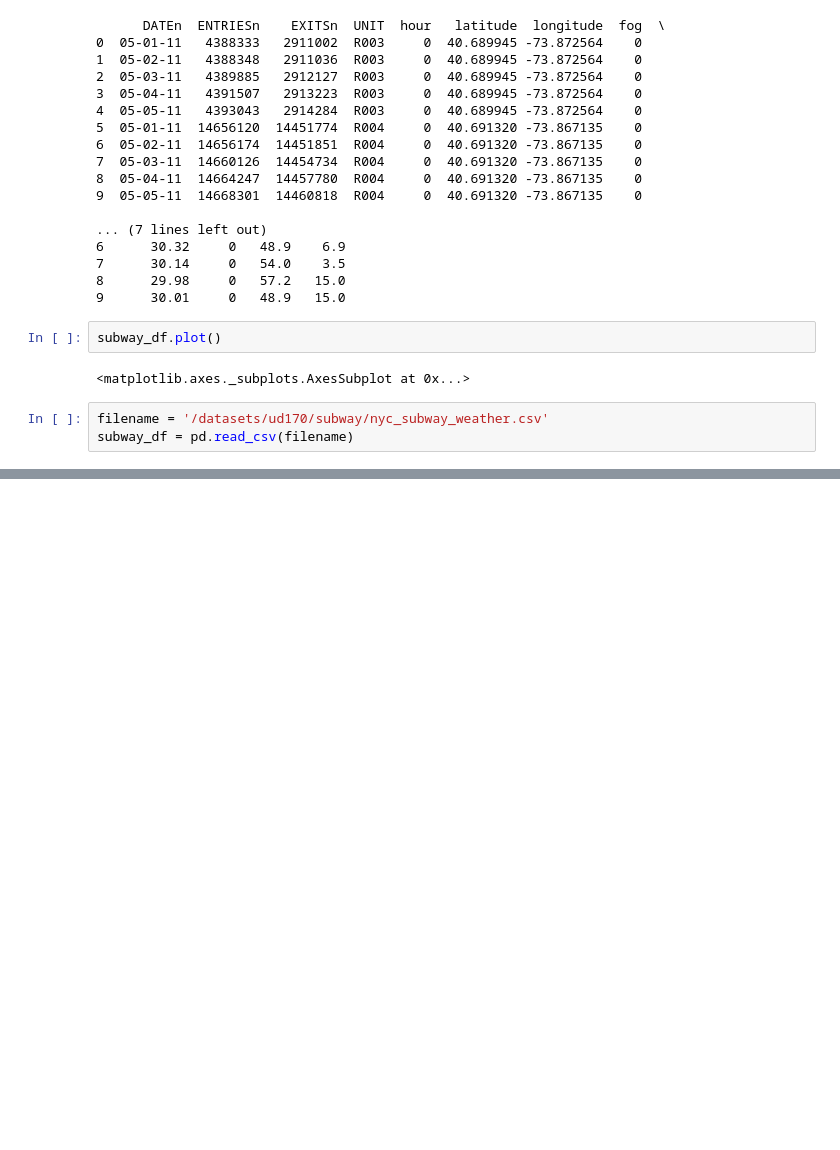
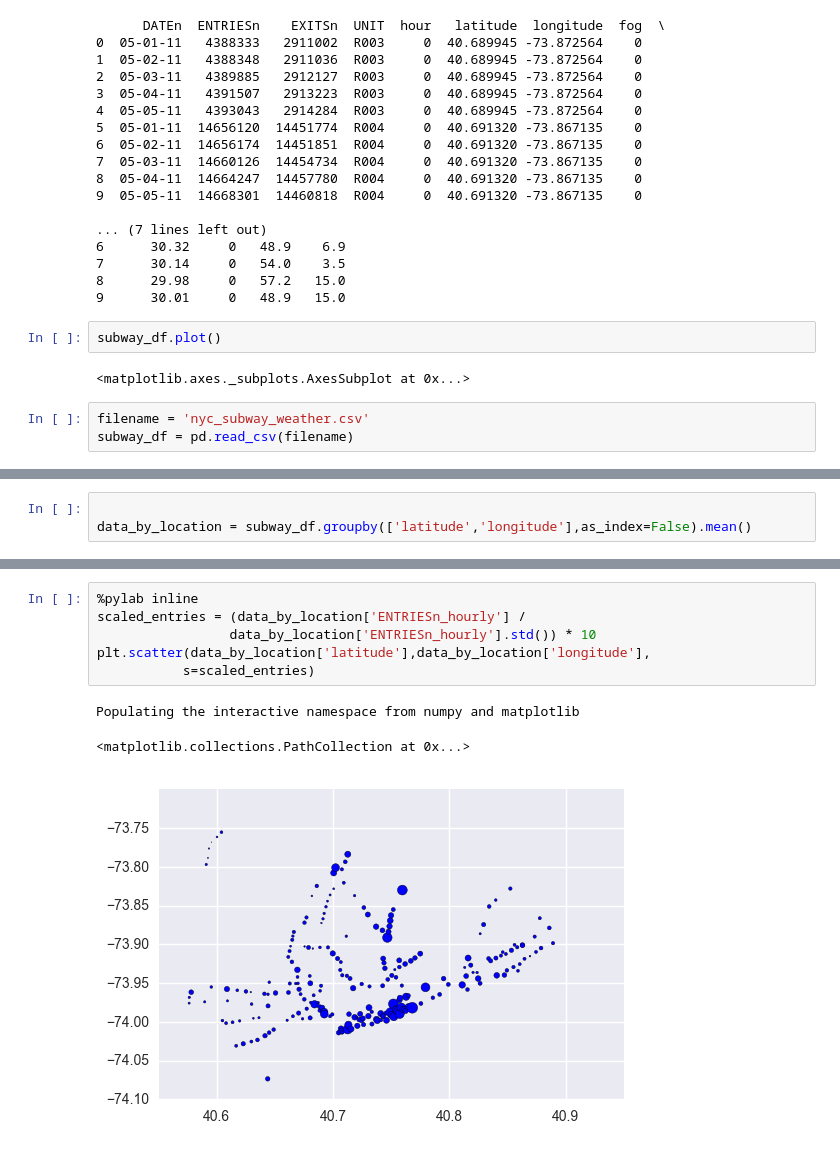
Before and after one commit to ulitosCoder/DataAnalysis, a Jupyter notebook: Lesson05/NumPy and Pandas.ipynb, the cells around one changed output, grey strips where cells are left out. Cells and saved outputs as stored; diff of their text form; blank space fills up the shorter version.

Commit message:
Started Project: investigate a Dataset

```diff
--- a/Lesson05/NumPy and Pandas.ipynb
+++ b/Lesson05/NumPy and Pandas.ipynb
@@ -84,5 +84,5 @@ subway_df.plot()
 # %% [output]
 <matplotlib.axes._subplots.AxesSubplot at 0x...>
 # %%
-filename = '/datasets/ud170/subway/nyc_subway_weather.csv'
+filename = 'nyc_subway_weather.csv'
 subway_df = pd.read_csv(filename)
@@ -90,0 +89,3 @@ IOError: File /datasets/ud170/subway/nyc_subway_weather.csv does not exist
+# %%
+
+data_by_location = subway_df.groupby(['latitude','longitude'],as_index=False).mean()
@@ -90,0 +101,10 @@ IOError: File /datasets/ud170/subway/nyc_subway_weather.csv does not exist
+# %%
+%pylab inline
+scaled_entries = (data_by_location['ENTRIESn_hourly'] /
+                 data_by_location['ENTRIESn_hourly'].std()) * 10
+plt.scatter(data_by_location['latitude'],data_by_location['longitude'],
+           s=scaled_entries)
+# %% [output]
+Populating the interactive namespace from numpy and matplotlib
+<matplotlib.collections.PathCollection at 0x...>
+[figure, added]
```
Also changed, not shown: parts of 2 cells of this notebook.
